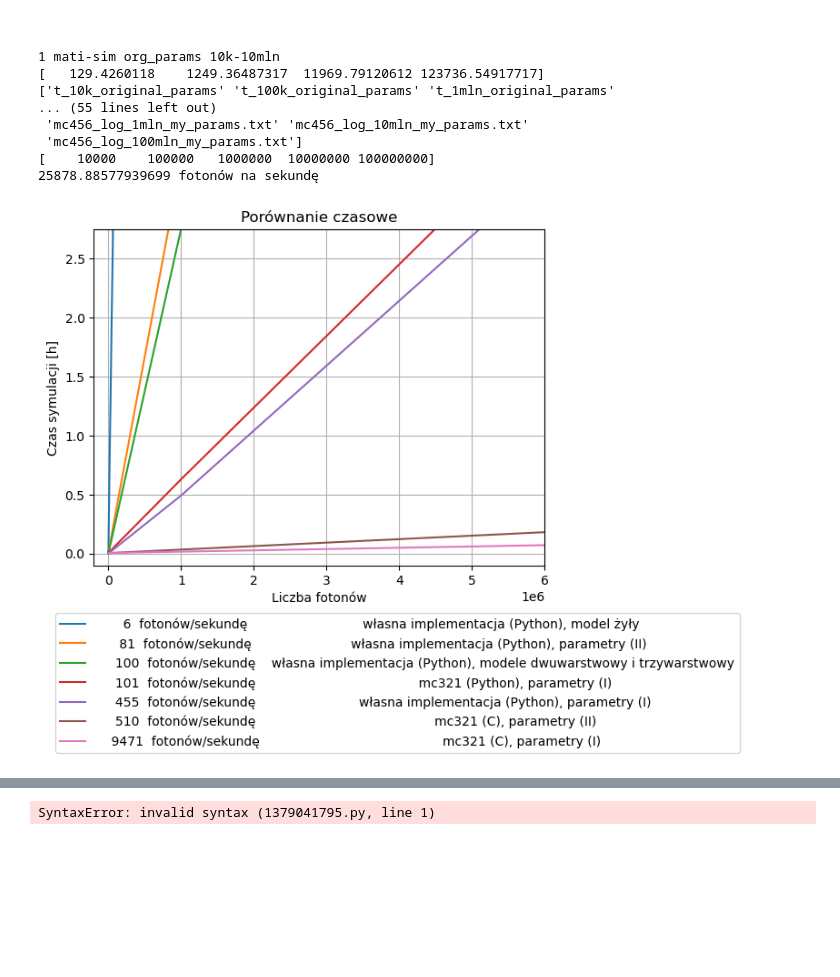
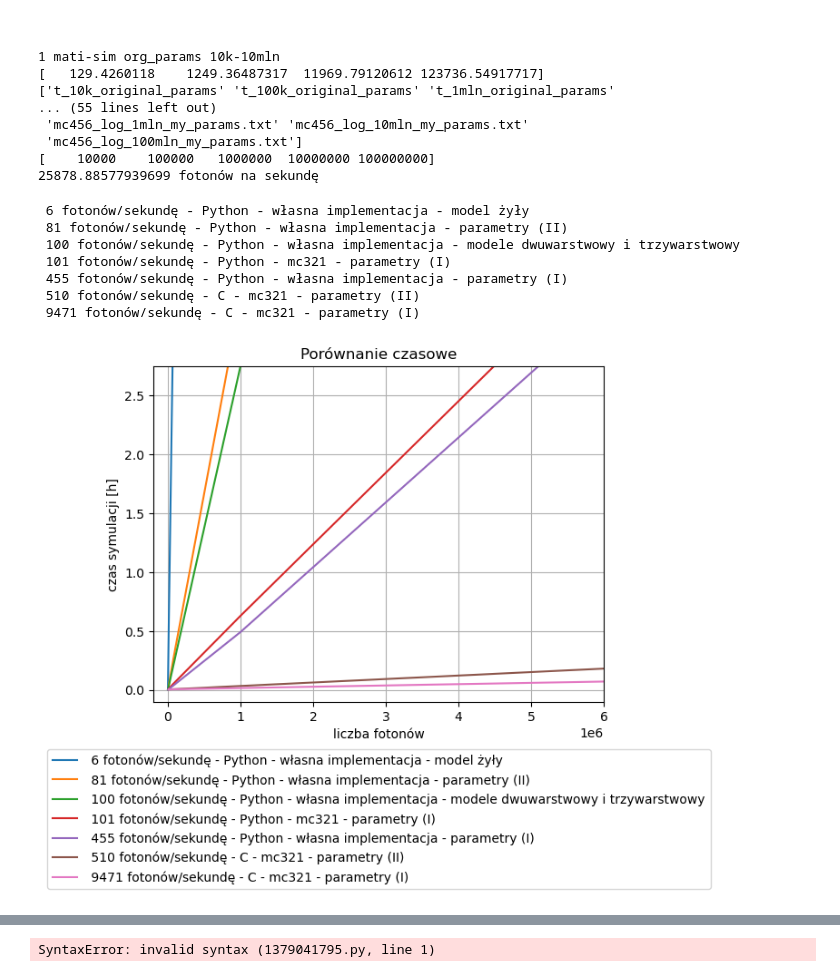
Before and after one commit to Mateuszq28/wyniki_symulacji_pulpit, a Jupyter notebook: time_comparison.ipynb, the cells around one changed output, grey strips where cells are left out. Cells and saved outputs as stored; diff of their text form; code cells hidden in the pictures; blank space fills up the shorter version.

Commit message:
time done well

```diff
--- a/time_comparison.ipynb
+++ b/time_comparison.ipynb
@@ -212,42 +212,61 @@ for i,data_series in enumerate(sorted_time_collector2):
 
     [photon_num, time_arr] = [data_series[3], data_series[1]]
     x = photon_num
     y = time_arr / 60 / 60
     plt.plot(x, y)
     # plt.scatter(x, y, marker='x')
 
 names3 = [
-    'własna implementacja (Python), model żyły',
-    'własna implementacja (Python), parametry (II)',
-    'własna implementacja (Python), modele dwuwarstwowy i trzywarstwowy',
-    'mc321 (Python), parametry (I)',
-    'własna implementacja (Python), parametry (I)',
-    'mc321 (C), parametry (II)',
-    'mc321 (C), parametry (I)'
+    f'{'Python': >10}{'własna implementacja': >25}{'model żyły':>42}',
+    f'{'Python': >10}{'własna implementacja': >25}{'parametry (II)':>42}',
+    f'{'Python': >10}{'własna implementacja': >25}{'modele dwuwarstwowy i trzywarstwowy':>42}',
+    f'{'Python': >10}{'mc321': >25}{'parametry (I)':>42}',
+    f'{'Python': >10}{'własna implementacja' :>25}{'parametry (I)':>42}',
+    f'{'C': >10}{'mc321': >25}{'parametry (II)':>42}',
+    f'{'C': >10}{'mc321': >25}{'parametry (I)':>42}'
     ]
-names33 = [f'{data_series[4]: >8.0f}{'fotonów/sekundę': >17}{nam : >70}' for nam, data_series in zip(names3, sorted_time_collector2)]
+names34 = [
+    f'{'Python'} - {'własna implementacja'} - {'model żyły'}',
+    f'{'Python'} - {'własna implementacja'} - {'parametry (II)'}',
+    f'{'Python'} - {'własna implementacja'} - {'modele dwuwarstwowy i trzywarstwowy'}',
+    f'{'Python'} - {'mc321'} - {'parametry (I)'}',
+    f'{'Python'} - {'własna implementacja'} - {'parametry (I)'}',
+    f'{'C'} - {'mc321'} - {'parametry (II)'}',
+    f'{'C'} - {'mc321'} - {'parametry (I)'}'
+    ]
+names33 = [f'{data_series[4]: >8.0f}{'fotonów/sekundę': >17}{nam}' for nam, data_series in zip(names3, sorted_time_collector2)]
+names344 = [f'{data_series[4]: .0f} {'fotonów/sekundę'} - {nam}' for nam, data_series in zip(names34, sorted_time_collector2)]
+for nm in names344:
+    print(nm)
 names4 = [
     'A.',
     'B.',
     'C.',
     'D.',
     'E.',
     'F.',
     'G.'
     ]
 names = [f'{data_series[4]:.0f} fotonów/sekundę ' + data_series[0] for data_series in sorted_time_collector2]
 names11 = [n for i,n in enumerate(names) if i not in skip]
 # plt.legend(names3, loc='center left', bbox_to_anchor=(1, 0.5))
 # plt.legend(names3)
-plt.legend(names33, loc='center left', bbox_to_anchor=(-0.1, -0.35))
+plt.legend(names344, loc='center left', bbox_to_anchor=(-0.25, -0.35))
 # plt.xlim((0,10**3))
 # plt.xscale('log')
 plt.grid()
 plt.title('Porównanie czasowe')
-plt.xlabel('Liczba fotonów')
-plt.ylabel('Czas symulacji [h]')
+plt.xlabel('liczba fotonów')
+plt.ylabel('czas symulacji [h]')
 plt.xlim(-2e5,6e6)
 plt.ylim(-0.1,2.75)
 plt.show()
 # %% [output]
+ 6 fotonów/sekundę - Python - własna implementacja - model żyły
+ 81 fotonów/sekundę - Python - własna implementacja - parametry (II)
+ 100 fotonów/sekundę - Python - własna implementacja - modele dwuwarstwowy i trzywarstwowy
+ 101 fotonów/sekundę - Python - mc321 - parametry (I)
+ 455 fotonów/sekundę - Python - własna implementacja - parametry (I)
+ 510 fotonów/sekundę - C - mc321 - parametry (II)
+ 9471 fotonów/sekundę - C - mc321 - parametry (I)
-[figure, old version]
+[figure, new version]
```
Also changed, not shown: parts of 2 cells of this notebook.
